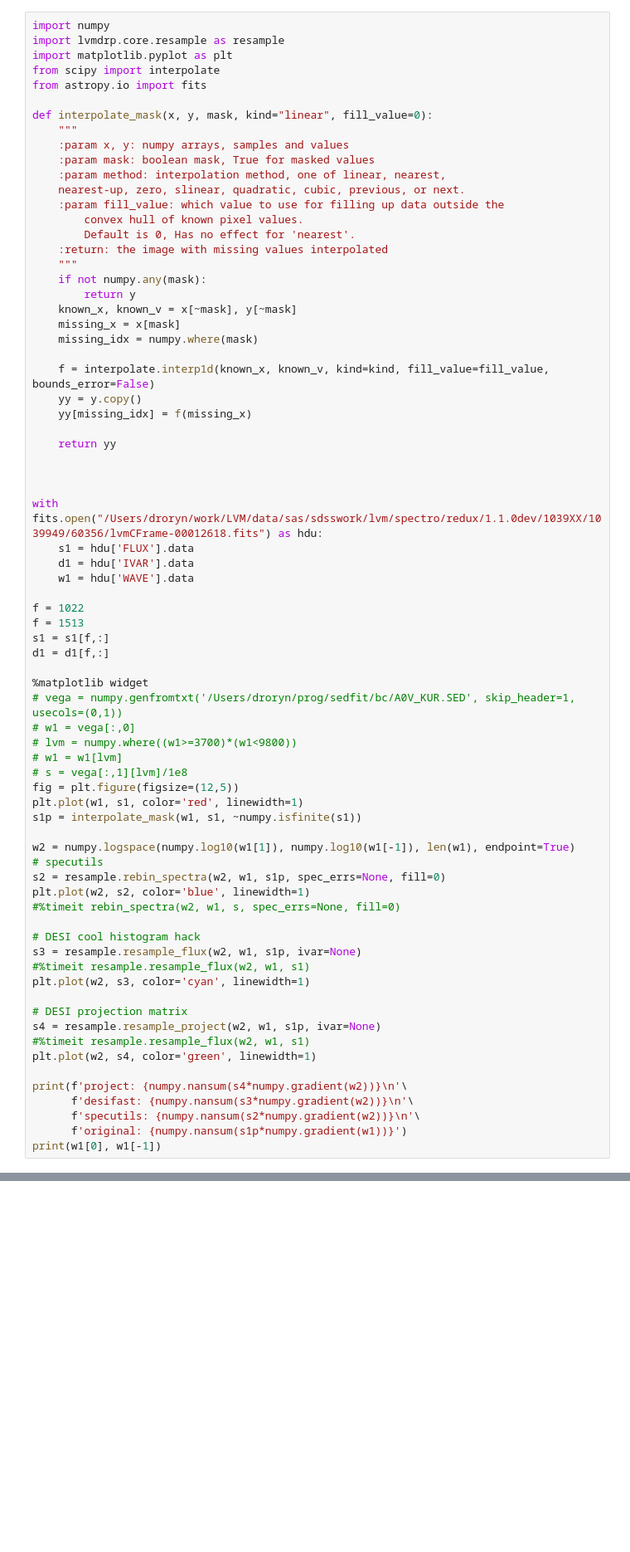
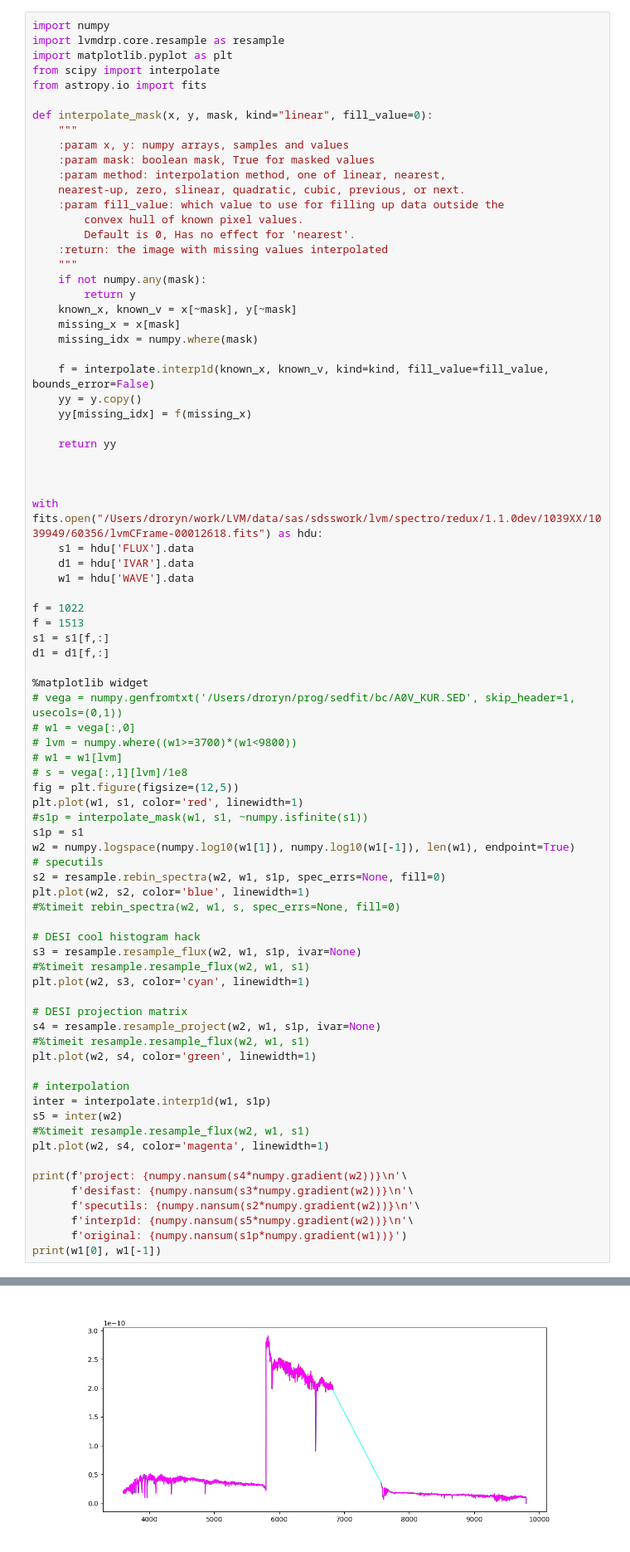
Before and after one commit to sdss/lvmdrp, a Jupyter notebook: examples/lco_com/testrebin.ipynb, the cells around one changed output, grey strips where cells are left out. Shown at 83% size. Drawn from its saved outputs; the diff is of its cells as text; blank space fills up the shorter version.

```diff
--- a/examples/lco_com/testrebin.ipynb
+++ b/examples/lco_com/testrebin.ipynb
@@ -48,8 +48,8 @@ d1 = d1[f,:]
 # s = vega[:,1][lvm]/1e8
 fig = plt.figure(figsize=(12,5))
 plt.plot(w1, s1, color='red', linewidth=1)
-s1p = interpolate_mask(w1, s1, ~numpy.isfinite(s1))
-
+#s1p = interpolate_mask(w1, s1, ~numpy.isfinite(s1))
+s1p = s1
 w2 = numpy.logspace(numpy.log10(w1[1]), numpy.log10(w1[-1]), len(w1), endpoint=True)
 # specutils
 s2 = resample.rebin_spectra(w2, w1, s1p, spec_errs=None, fill=0)
@@ -66,8 +66,16 @@ s4 = resample.resample_project(w2, w1, s1p, ivar=None)
 #%timeit resample.resample_flux(w2, w1, s1)
 plt.plot(w2, s4, color='green', linewidth=1)
 
+# interpolation
+inter = interpolate.interp1d(w1, s1p)
+s5 = inter(w2)
+#%timeit resample.resample_flux(w2, w1, s1)
+plt.plot(w2, s4, color='magenta', linewidth=1)
+
 print(f'project: {numpy.nansum(s4*numpy.gradient(w2))}\n'\
       f'desifast: {numpy.nansum(s3*numpy.gradient(w2))}\n'\
       f'specutils: {numpy.nansum(s2*numpy.gradient(w2))}\n'\
+      f'interp1d: {numpy.nansum(s5*numpy.gradient(w2))}\n'\
       f'original: {numpy.nansum(s1p*numpy.gradient(w1))}')
 print(w1[0], w1[-1])
+# %% [output]
@@ -74,3 +88,4 @@ print(w1[0], w1[-1])
+[figure, added]
 # %%
 from astropy.table import Table
 with fits.open("/Users/droryn/prog/lvm/lvmdrp/ckp00_6500.fits") as hdu:
```
Also changed, not shown: parts of 3 cells of this notebook, 3 other files.
